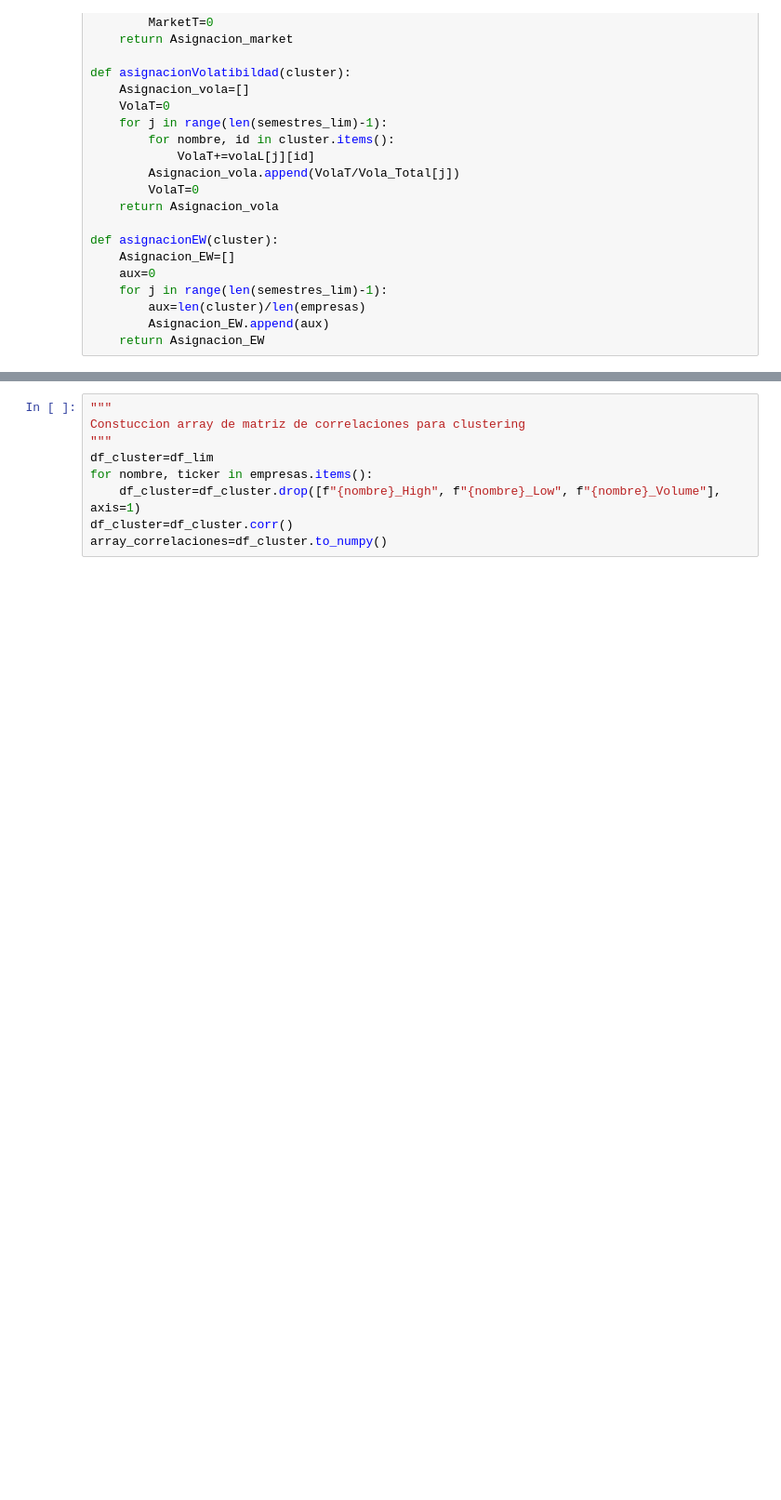
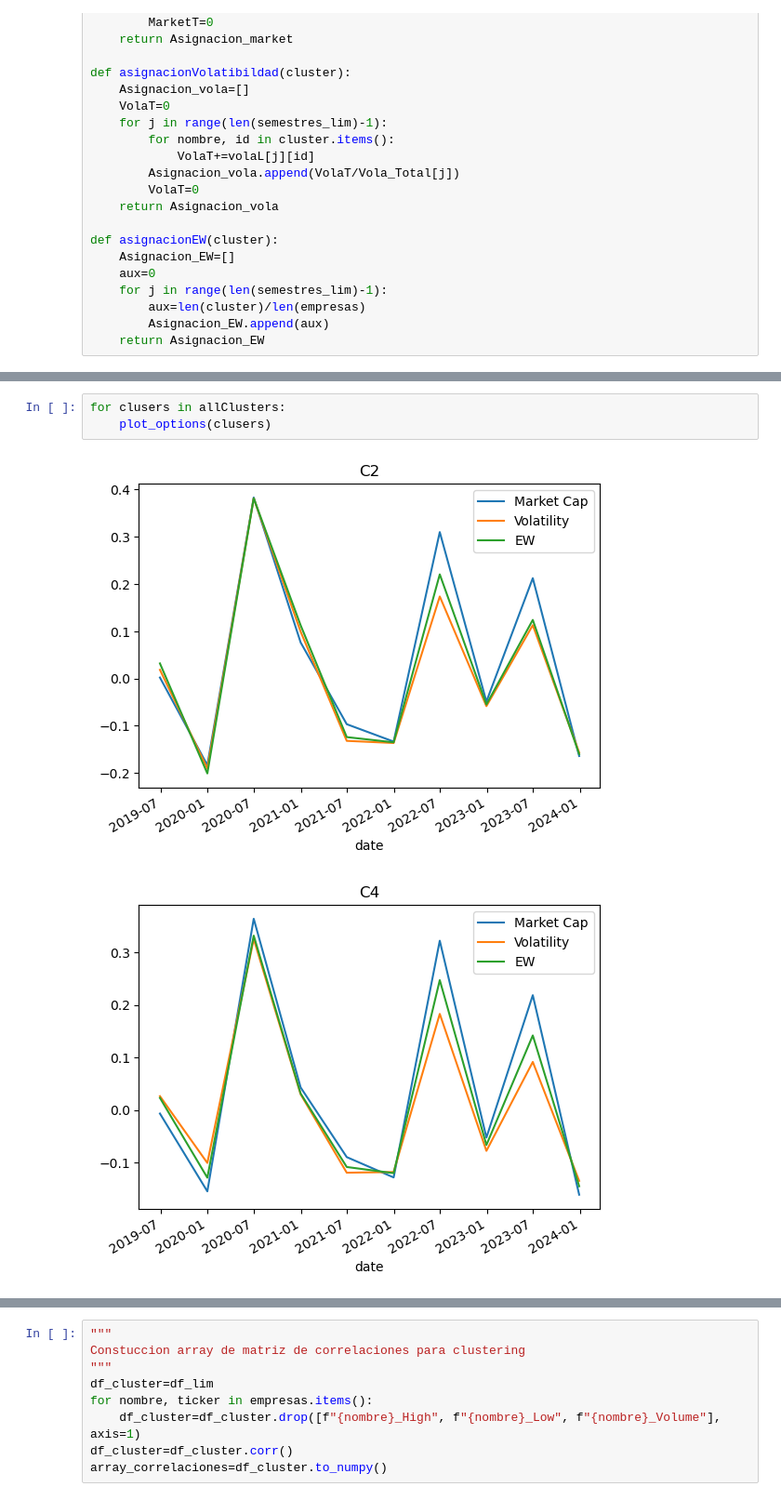
Before and after one commit to PraxedisJRuv/Construcci-n-de-un-portafolio-indexado, a Jupyter notebook: Notebook principal.ipynb, the cells around one changed output, grey strips where cells are left out. Shown at 93% size. Drawn from its saved outputs; the diff is of its cells as text; blank space fills up the shorter version.

```diff
--- a/Notebook principal.ipynb
+++ b/Notebook principal.ipynb
@@ -532,0 +669,6 @@ for op in options:
+# %%
+for clusers in allClusters:
+    plot_options(clusers)
+# %% [output]
+[figure, added]
+[figure, added]
```
Also changed, not shown: parts of 39 cells of this notebook, 21 other files.
